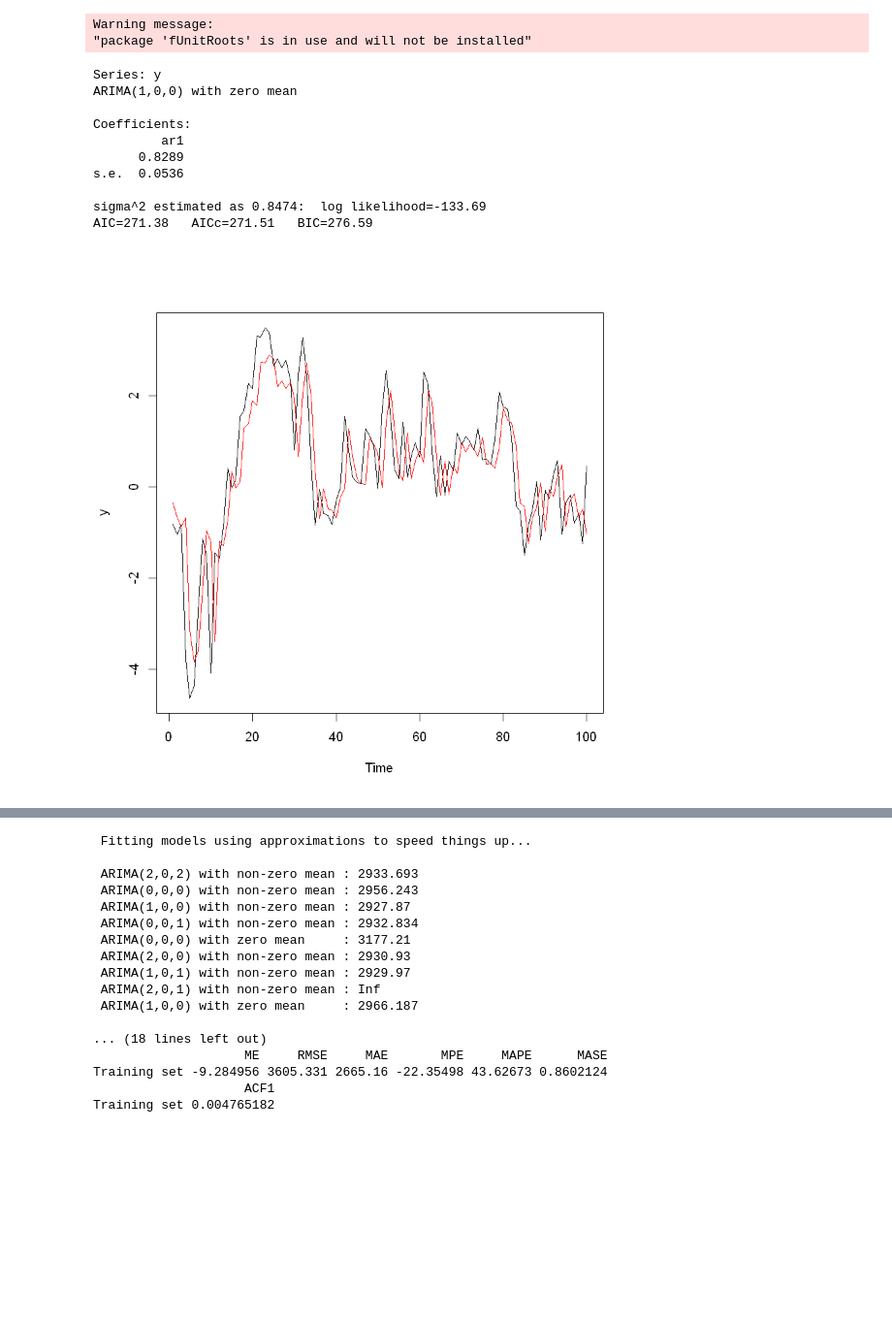
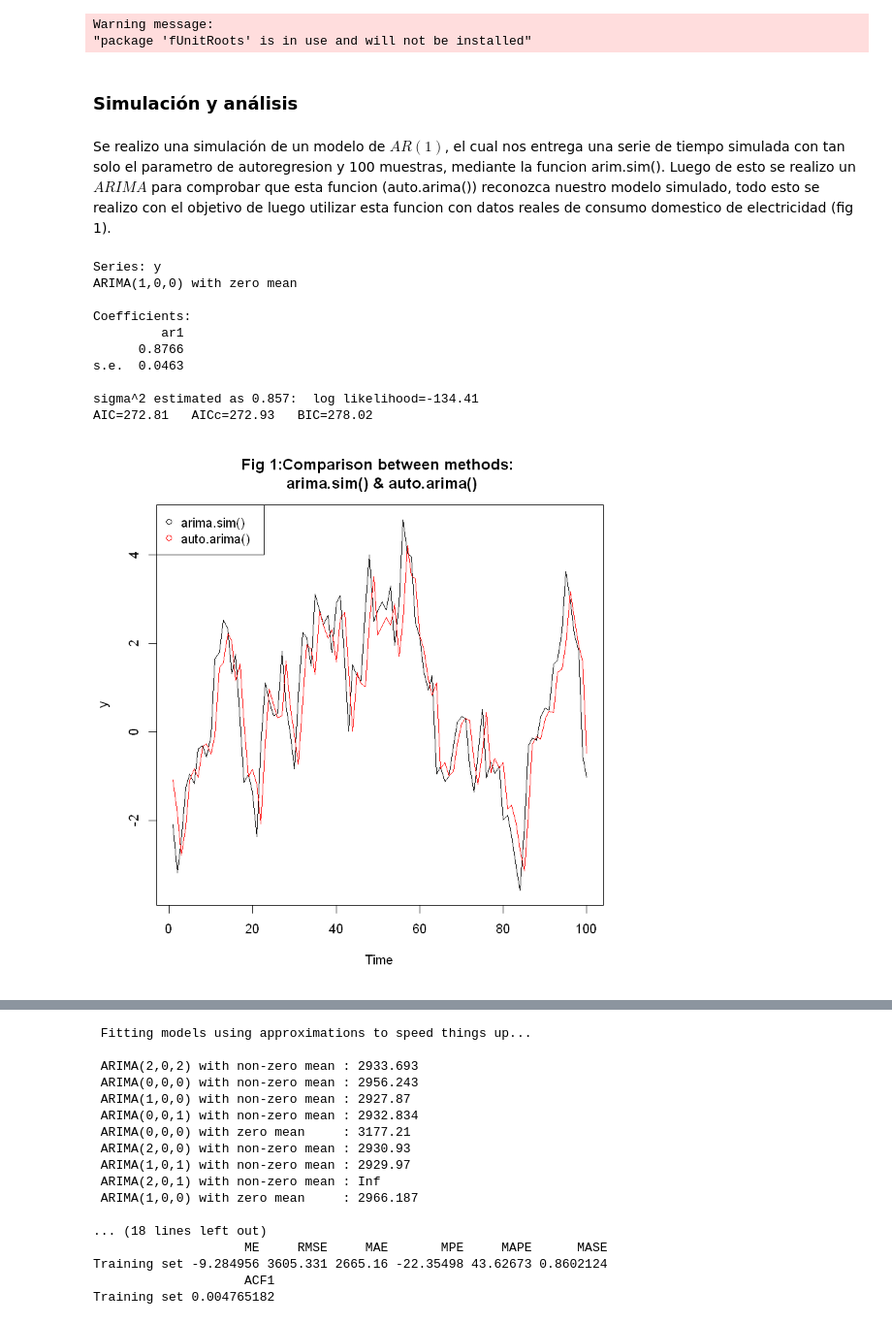
Before and after one commit to jcastanonv/Statistical-Thinking-UCSP, a Jupyter notebook: Consumption TS.ipynb, the cells around one changed output, grey strips where cells are left out. Shown: that part at 97% size. Drawn from its saved outputs; the diff is of its cells as text; code cells hidden in the pictures; blank space fills up the shorter version.

```diff
--- a/Consumption TS.ipynb
+++ b/Consumption TS.ipynb
@@ -65,22 +60,32 @@ library("fUnitRoots")
 # %% [output]
 Warning message:
 "package 'fUnitRoots' is in use and will not be installed"
+# %% [markdown]
+### Simulación y análisis
+# %% [markdown]
+Se realizo una simulación de un modelo de $AR(1)$, el cual nos entrega una serie de tiempo simulada con tan solo el parametro de autoregresion y 100 muestras, mediante la funcion arim.sim(). Luego de esto se realizo un $ARIMA$ para comprobar que esta funcion (auto.arima()) reconozca nuestro modelo simulado, todo esto se realizo con el objetivo de luego utilizar esta funcion con datos reales de consumo domestico de electricidad (fig 1).
 # %%
 y=arima.sim(list(ar=.9),n=100)
-
-arm=auto.arima(y)
-arm
-plot(y)
-lines(fitted(arm), col='red')
-# %% [output]
-Series: y
-ARIMA(1,0,0) with zero mean
-
-Coefficients:
-         ar1
-      0.8289
-s.e.  0.0536
-
-sigma^2 estimated as 0.8474:  log likelihood=-133.69
-AIC=271.38   AICc=271.51   BIC=276.59
-[figure, removed]
+# %%
+arm=auto.arima(y)
+arm
+plot(y, main='Fig 1:Comparison between methods: \n arima.sim() & auto.arima()')
+lines(fitted(arm), col='red')
+legend('topleft',
+  legend = c('arima.sim()', 'auto.arima()'),
+  col = c('black', 'red'),
+  pch = 1,
+  pt.cex = 1,
+  horiz = F)
+# %% [output]
+Series: y
+ARIMA(1,0,0) with zero mean
+
+Coefficients:
+         ar1
+      0.8766
+s.e.  0.0463
+
+sigma^2 estimated as 0.857:  log likelihood=-134.41
+AIC=272.81   AICc=272.93   BIC=278.02
+[figure, added]
```
Also changed, not shown: parts of 19 cells of this notebook.
